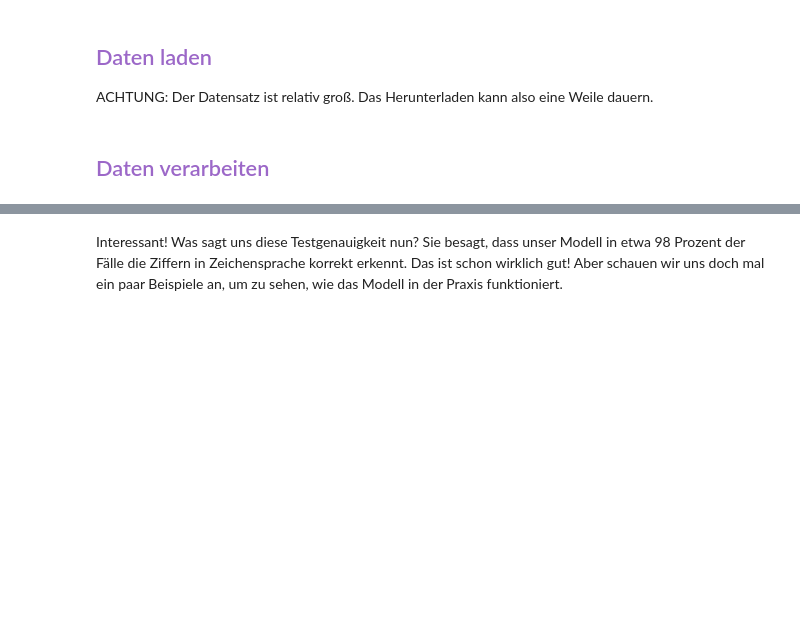
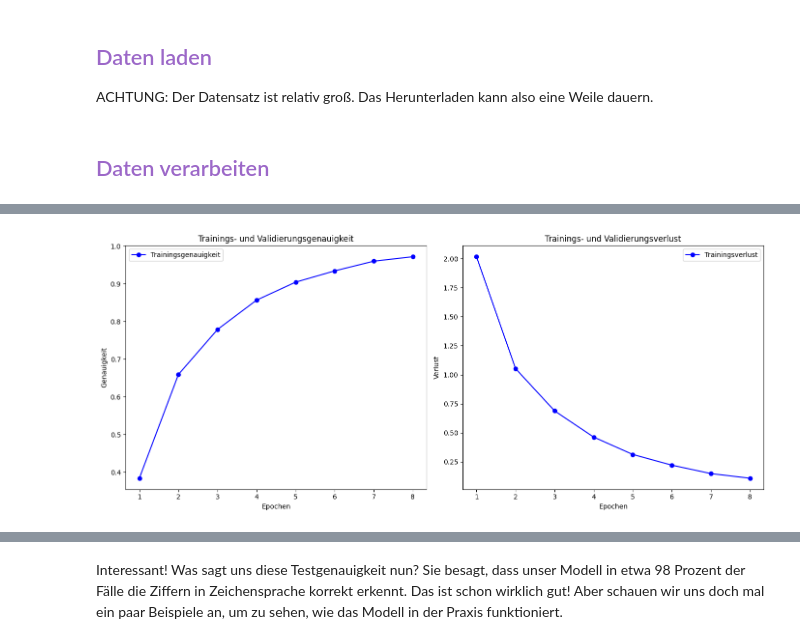
Before and after one commit to starcodecourses/Python-KI, a Jupyter notebook: starcode_PythonKI_10_Loesungen.ipynb, the cells around one changed output, grey strips where cells are left out. Cells and saved outputs as stored; diff of their text form; code cells hidden in the pictures; blank space fills up the shorter version.

```diff
--- a/starcode_PythonKI_10_Loesungen.ipynb
+++ b/starcode_PythonKI_10_Loesungen.ipynb
@@ -32,8 +52,8 @@ ACHTUNG: Der Datensatz ist relativ groß. Das Herunterladen kann also eine Weile
 
 url_train = 'https://raw.githubusercontent.com/samurainote/CNN_for_Sign_Language_Images/refs/heads/master/sign_mnist_train.csv'
 url_test = 'https://raw.githubusercontent.com/samurainote/CNN_for_Sign_Language_Images/refs/heads/master/sign_mnist_test.csv'
-train = pd.read_csv(url_train)
-test = pd.read_csv(url_test)
+train = csv_herunterladen(url_train)
+test = csv_herunterladen(url_test)
 # %% [markdown]
 
 ## <span style="color: #9C68C8;">Daten verarbeiten</span>
@@ -57,22 +88,22 @@ X_train, X_test, y_train, y_test = train_test_split(X, y, test_size=0.2, random_
 # %%
-# Simple MLP model
-model = models.Sequential([
+# Einfaches neuronales Netz
+modell = models.Sequential([
     layers.Input(shape=(28, 28, 1)),
-    # Flatten the 28x28 images into a 784-dimensional vector
+    # Flatten, um die 28x28-Bilder in einen Vektor mit Länge 784 umzuwandeln
     layers.Flatten(),
 
-    # First dense layer with 256 neurons
+    # Erste dense layer mit 256 Neuronen
     layers.Dense(256, activation='relu'),
 
-    # Second dense layer with 128 neurons
+    # Zweite dense layer mit 128 Neuronen
     layers.Dense(128, activation='relu'),
 
-    # Output layer with 25 units (one per sign language class)
+    # Ausgangsschicht mit 25 Neuronen (eine pro Klasse)
     layers.Dense(25, activation='softmax')
 ])
 
-# Compile the model
-model.compile(
+# Modell kompilieren
+modell.compile(
     optimizer='adam',
     loss='sparse_categorical_crossentropy',
     metrics=['accuracy']
@@ -83,3 +116,4 @@ model.compile(
 # %%
 # Fit the model and store the training history
-history = model.fit(X_train, y_train, epochs=8)
+# Modell trainieren und Trainingsverlauf abspeichern
+verlauf = modell.fit(X_train, y_train, epochs=8)
@@ -91,0 +141,5 @@ trainingsverlauf_visualisieren(history)
+# %%
+# Genauigkeit und Verlust (loss) während des Trainings visualisieren
+trainingsverlauf_visualisieren(verlauf)
+# %% [output]
+[figure, added]
```
Also changed, not shown: parts of 21 cells of this notebook, 2 other files.
